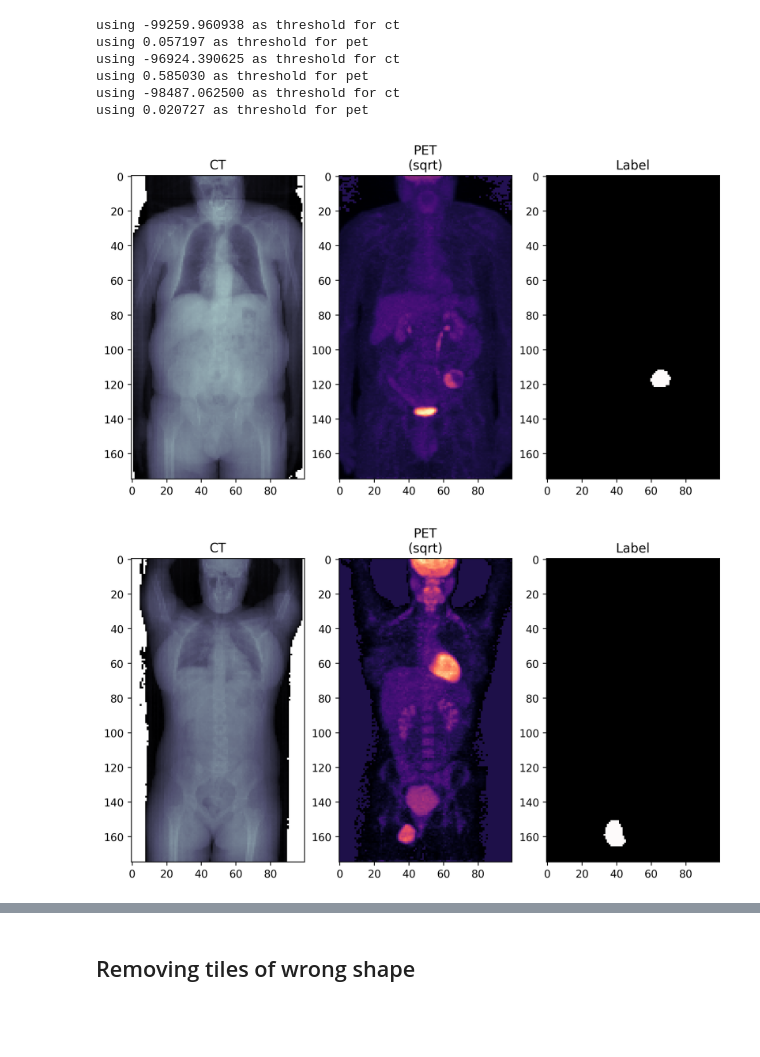
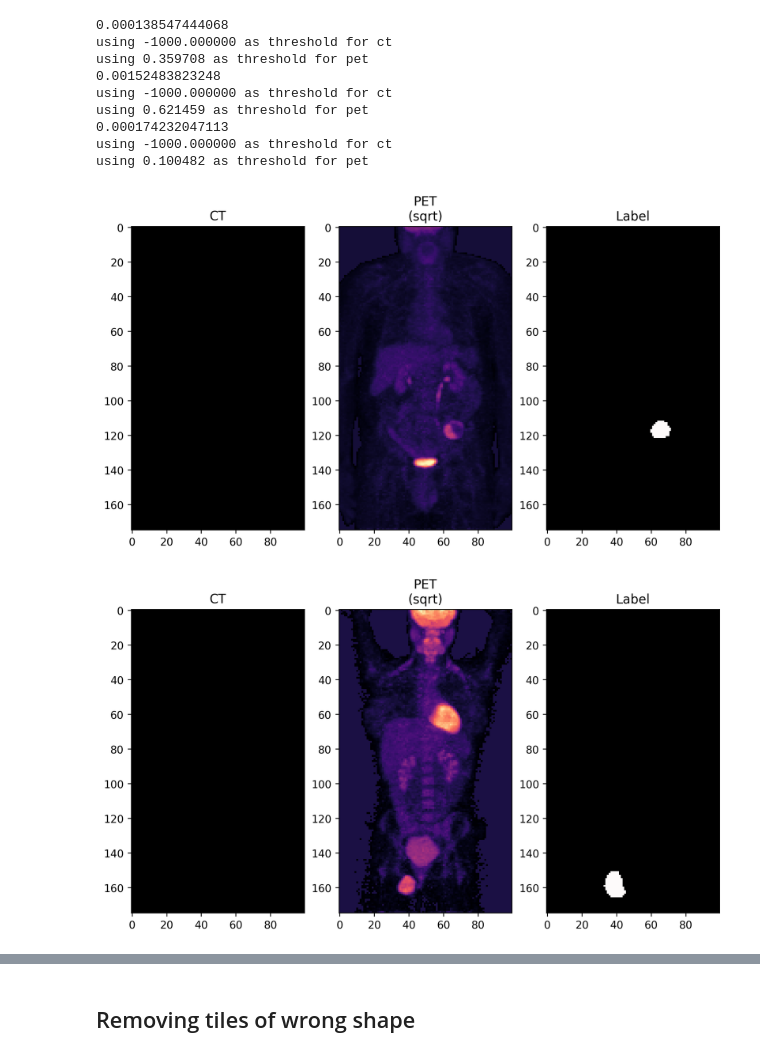
Before and after one commit to Himanshu-Kushwaha/Sarcoma, a Jupyter notebook: ayantan.ipynb, the cells around one changed output, grey strips where cells are left out. Cells and saved outputs as stored; diff of their text form; code cells hidden in the pictures; blank space fills up the shorter version.

```diff
--- a/ayantan.ipynb
+++ b/ayantan.ipynb
@@ -21,41 +21,45 @@ with h5py.File(os.path.join('..','input','lab_petct_vox_5.00mm.h5'),'r') as p_da
                                    p_data['label_data'].values()
                                                            ):
         fig, (c_ax1, c_ax2, c_ax3) = plt.subplots(1, 3, figsize=(10, 10), dpi = 250)
+
         ct_data.append(np.sum(ct_img,1))
         pet_data.append(np.sum(pet_img,1))
         label_data.append(np.sum(lab_img,1))
         num=num-1
-
+        print(pet_img[10,10,10])
         css=np.sum(ct_img,1).squeeze()[::-1,:]
-        threshold = np.mean(css[0:10,0:10])
+        threshold = np.mean(ct_img[0:100,0:5,0:5])
         print('using %f as threshold for ct' % threshold)
         css[np.where(css<threshold)] = 255
         c_ax1.imshow(css, cmap = 'bone')
         c_ax1.set_title('CT')
         c_ax1.axis('on')
 
         css=np.sqrt(np.max(pet_img,1)).squeeze()[::-1,:]
-        threshold = np.mean(css[0:10,0:10])
+        threshold = np.mean(css[0:40,0:20])
         print('using %f as threshold for pet' % threshold)
         css[np.where(css<threshold)] = 1
         c_ax2.imshow(css, cmap = 'magma')
         c_ax2.set_title('PET\n(sqrt)')
         c_ax2.axis('on')
 
         c_ax3.imshow(np.max(lab_img,1).squeeze()[::-1,:], cmap = 'gist_earth')
         c_ax3.set_title('Label')
         c_ax3.axis('on')
         if num == 0:
             break
     #print(pet_data[0].shape)
     #print(np.sum(pet_data[0],1).shape)
     #print(np.max(np.sum(pet_data[::-1,:],1)))
 # %% [output]
-using -99259.960938 as threshold for ct
-using 0.057197 as threshold for pet
-using -96924.390625 as threshold for ct
-using 0.585030 as threshold for pet
-using -98487.062500 as threshold for ct
-using 0.020727 as threshold for pet
+0.000138547444068
+using -1000.000000 as threshold for ct
+using 0.359708 as threshold for pet
+0.00152483823248
+using -1000.000000 as threshold for ct
+using 0.621459 as threshold for pet
+0.000174232047113
+using -1000.000000 as threshold for ct
+using 0.100482 as threshold for pet
-[figure, old version]
+[figure, new version]
-[figure, old version]
+[figure, new version]
```
Also changed, not shown: parts of 1 cell of this notebook, 1 other file.
